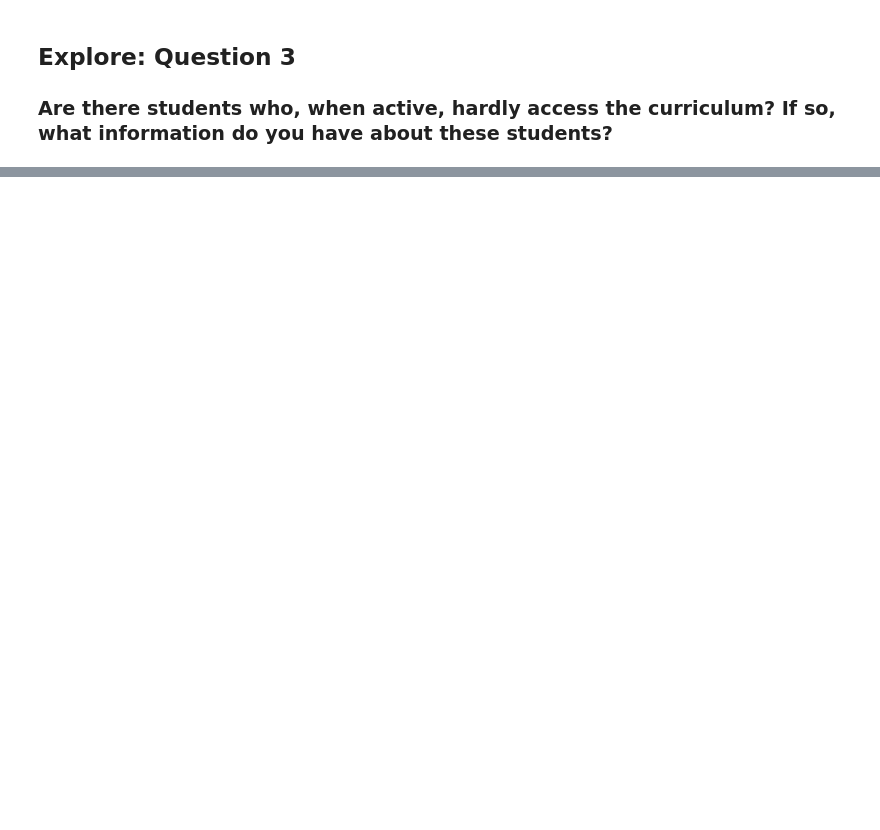
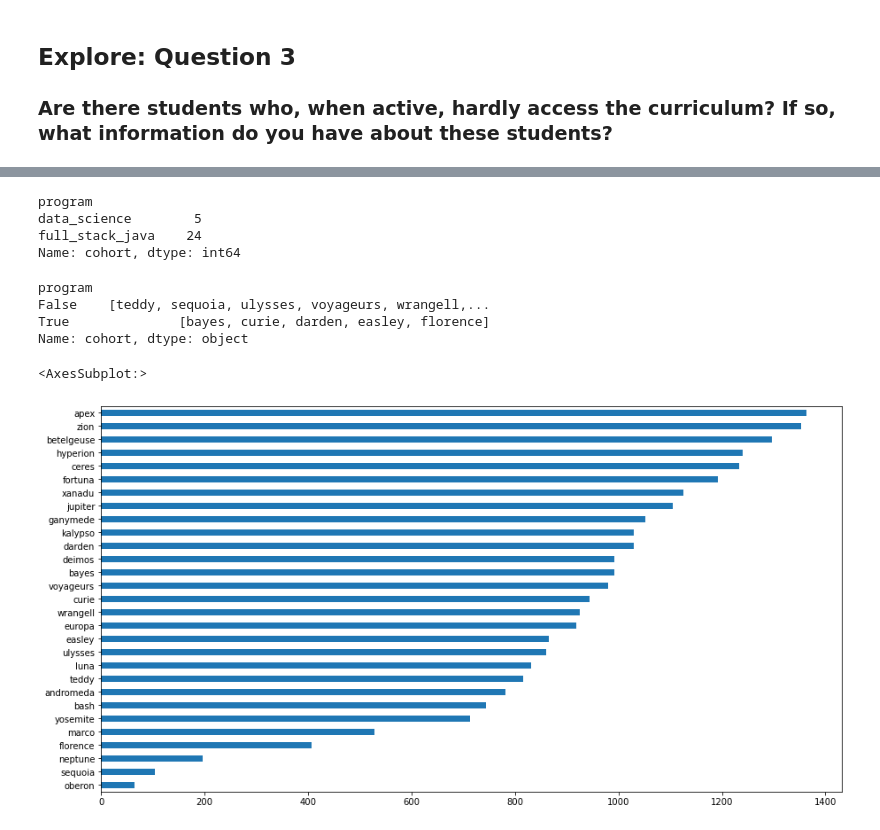
Before and after one commit to bowen-lindsey-shiben-turner/anamoly-detection, a Jupyter notebook: mindy_shiben.ipynb, the cells around one changed output, grey strips where cells are left out. Cells and saved outputs as stored; diff of their text form; code cells hidden in the pictures; blank space fills up the shorter version.

```diff
--- a/mindy_shiben.ipynb
+++ b/mindy_shiben.ipynb
@@ -151,0 +396,14 @@ df3 = explore.explore_question3(df)
+# %%
+df3.cohort.groupby(df3.program).nunique()
+# %% [output]
+program
+data_science        5
+full_stack_java    24
+Name: cohort, dtype: int64
+# %%
+df3.cohort.groupby(df3.program == 'data_science').unique()
+# %% [output]
+program
+False    [teddy, sequoia, ulysses, voyageurs, wrangell,...
+True              [bayes, curie, darden, easley, florence]
+Name: cohort, dtype: object
@@ -151,0 +413,6 @@ df3 = explore.explore_question3(df)
+# %%
+plt.figure(figsize=(15,8))
+(df3.cohort.value_counts()/df3.user_id.groupby(df3.cohort).nunique()).sort_values(ascending=True).plot(kind='barh')
+# %% [output]
+<AxesSubplot:>
+[figure, added]
```
Also changed, not shown: parts of 120 cells of this notebook, 1 other file.
